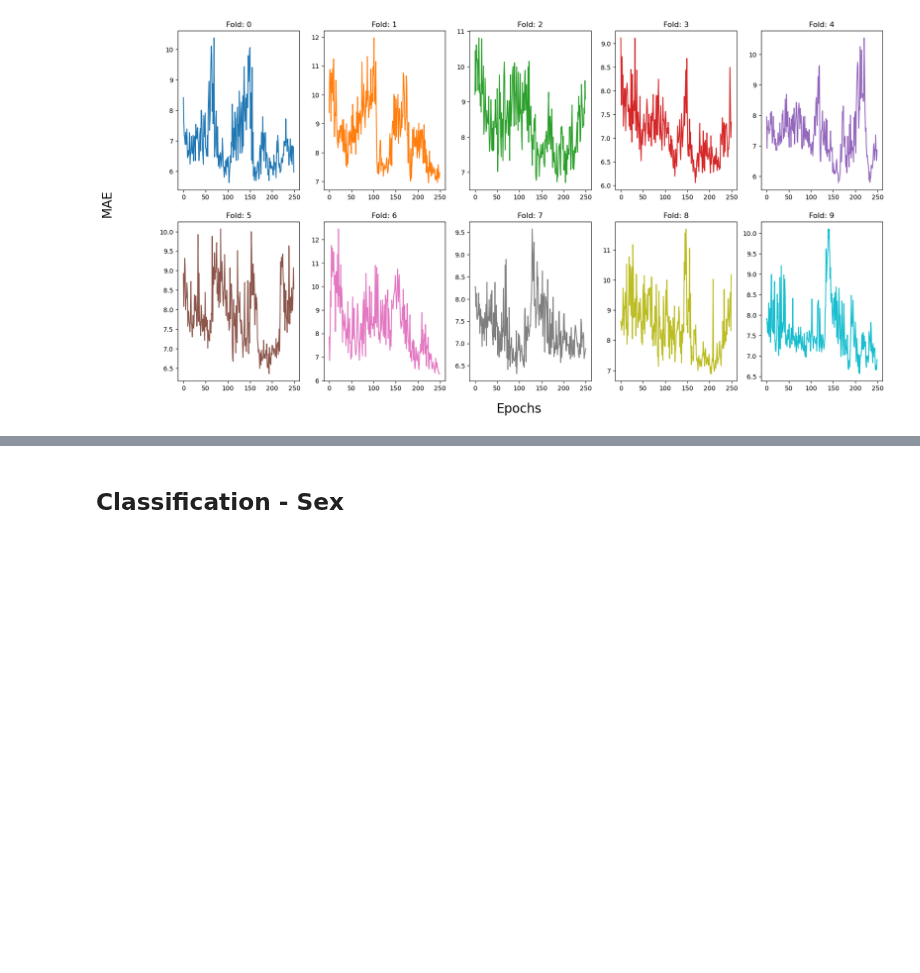
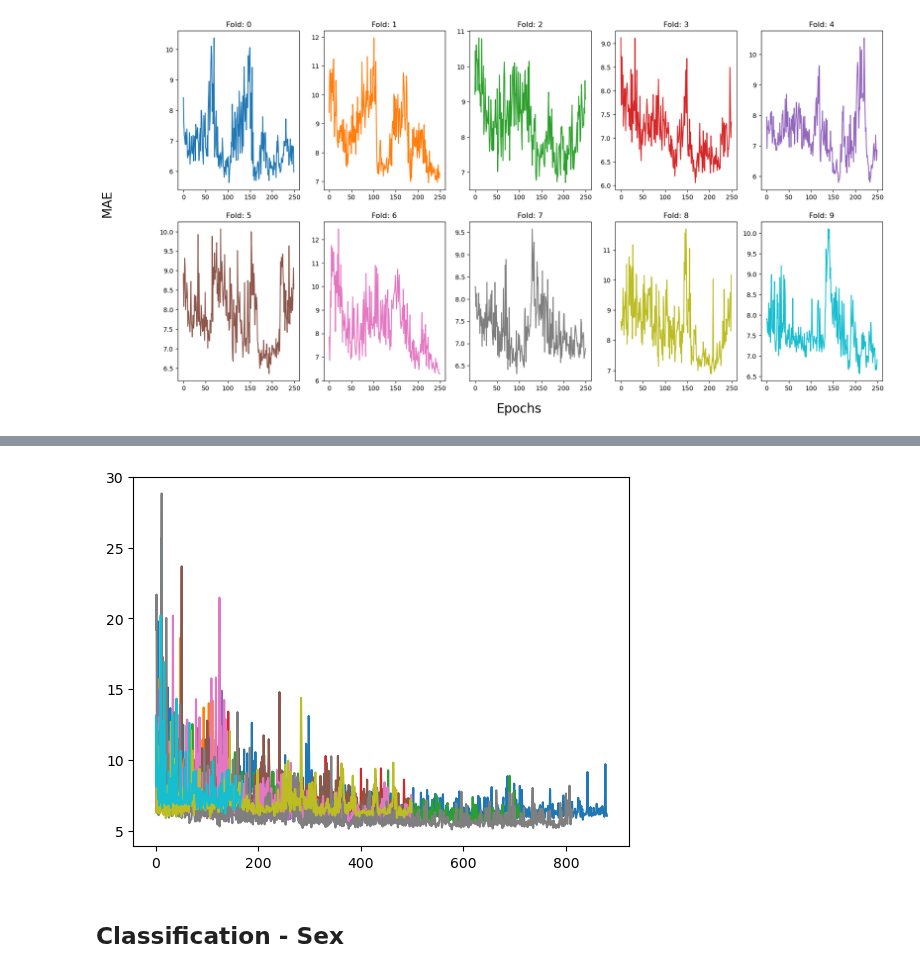
Before and after one commit to NickosKal/UCAN-PET-CT-image-data-handling-pipeline, a Jupyter notebook: Results/evaluate_models_adi.ipynb, the cells around one changed output, grey strips where cells are left out. Saved outputs shown, nothing was run; the diff lists cells and outputs as text; code cells hidden in the pictures; blank space fills up the shorter version.

```diff
--- a/Results/evaluate_models_adi.ipynb
+++ b/Results/evaluate_models_adi.ipynb
@@ -41,3 +67,11 @@ plt.show()
+# %%
+#cv_mae_arr = np.load("/home/ashish/Ashish/UCAN/Results/regression/Experiment_2/CV_0"+"/MAE_old.npy")
+for i in range(0,10):
+    temp = np.load("/home/ashish/Ashish/UCAN/Results/regression/Experiment_2/CV_"+str(i)+"/MAE.npy")
+    plt.title(f'Fold: {i}')
+    plt.plot(temp)
+# %% [output]
+[figure, added]
 # %% [markdown]
 ## Classification - Sex
 # %%
```
Also changed, not shown: parts of 3 cells of this notebook, 4 other files.
